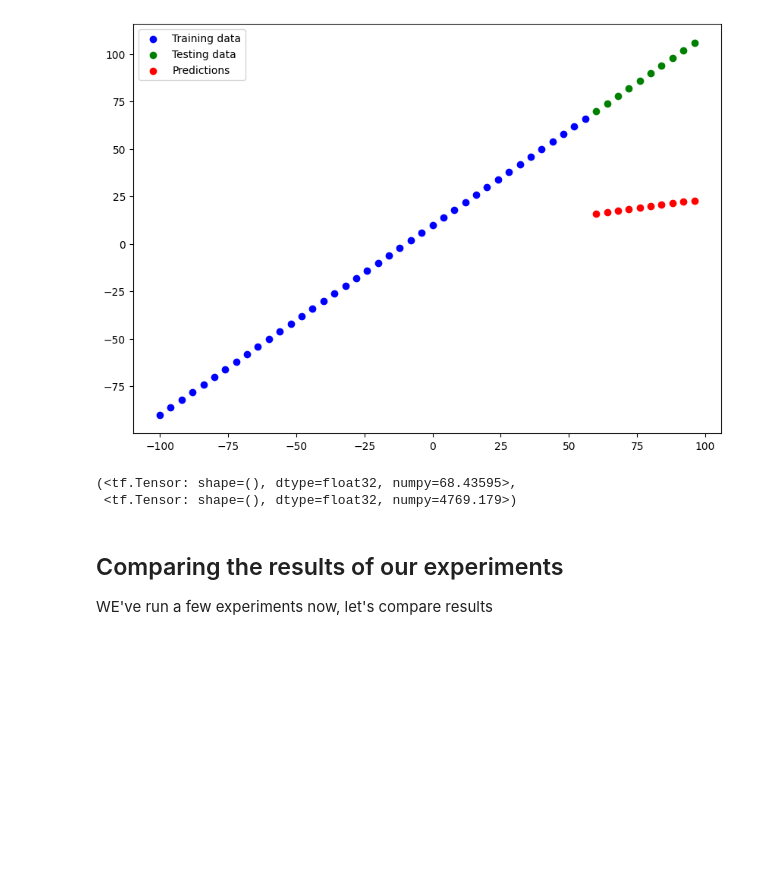
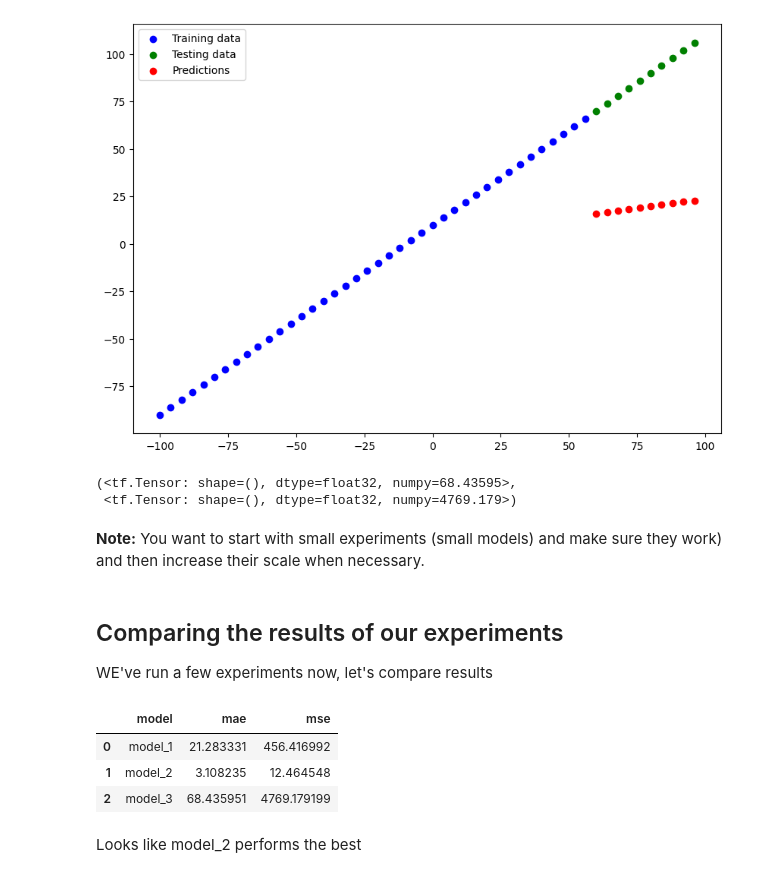
Before and after one commit to laway/tensorflow, a Jupyter notebook: 01_neural_network_regression_with_tensorflow_video.ipynb, the cells around one changed output. Saved outputs shown, nothing was run; the diff lists cells and outputs as text; code cells hidden in the pictures; blank space fills up the shorter version.

Commit message:
Comparing experiments

```diff
--- a/01_neural_network_regression_with_tensorflow_video.ipynb
+++ b/01_neural_network_regression_with_tensorflow_video.ipynb
@@ -612,7 +612,27 @@ mae_3, mse_3
 # %% [output]
 (<tf.Tensor: shape=(), dtype=float32, numpy=68.43595>,
  <tf.Tensor: shape=(), dtype=float32, numpy=4769.179>)
+# %% [markdown]
+**Note:** You want to start with small experiments (small models) and make sure they work) and then increase their scale when necessary.
 # %% [markdown]
 ## Comparing the results of our experiments
 
 WE've run a few experiments now, let's compare results
+# %%
+# Let's compare our model's results using a pandas DataFrame
+import pandas as pd
+model_results = [
+    ["model_1", mae_1.numpy(), mse_1.numpy()],
+    ["model_2", mae_2.numpy(), mse_2.numpy()],
+    ["model_3", mae_3.numpy(), mse_3.numpy()]
+]
+
+all_results = pd.DataFrame(model_results, columns=["model", "mae", "mse"])
+all_results
+# %% [output]
+|  | model | mae | mse |
+| 0 | model_1 | 21.283331 | 456.416992 |
+| 1 | model_2 | 3.108235 | 12.464548 |
+| 2 | model_3 | 68.435951 | 4769.179199 |
+# %% [markdown]
+Looks like model_2 performs the best
```
Also changed, not shown: parts of 4 cells of this notebook.
